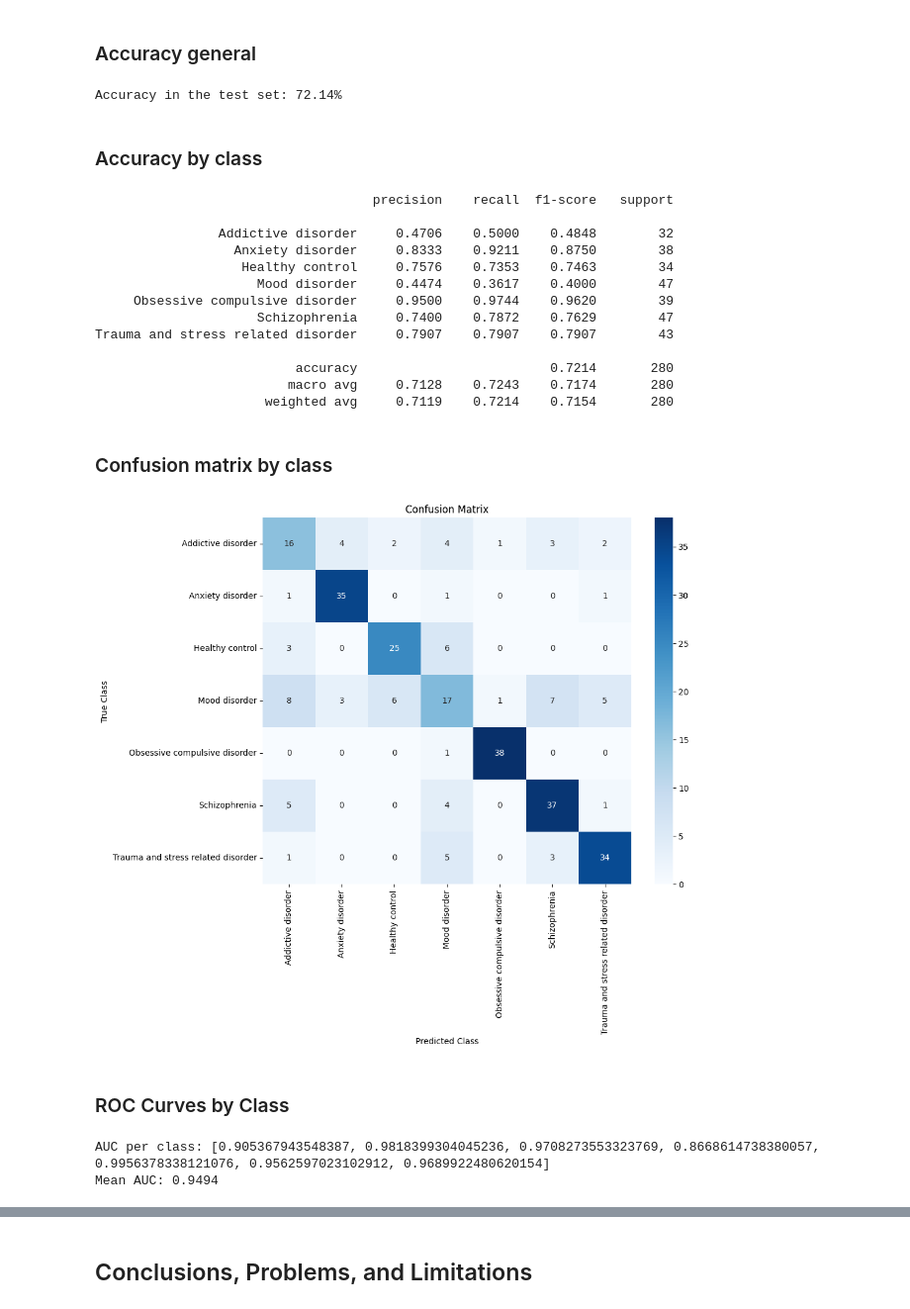
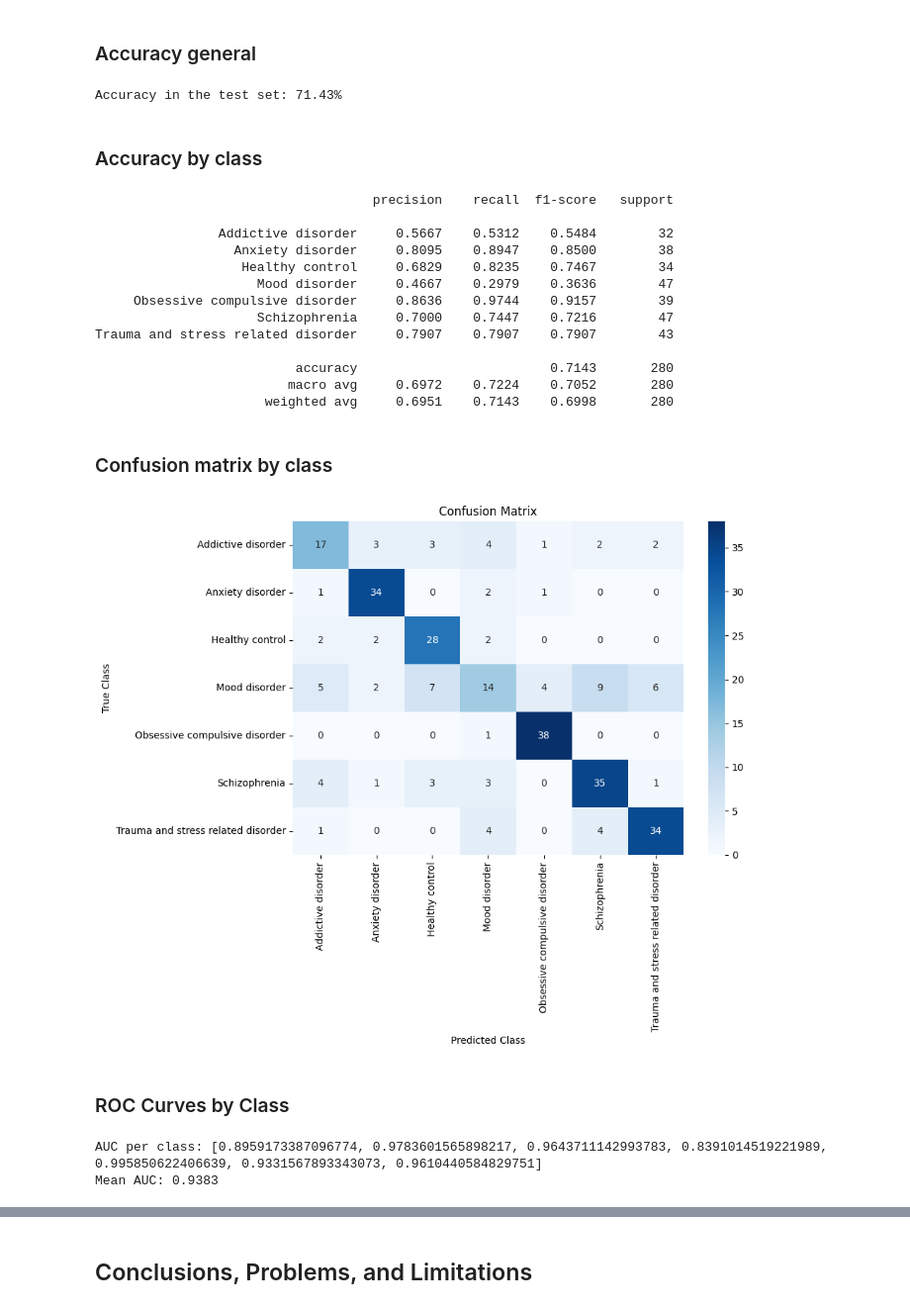
Before and after one commit to matt-balda/.tcc.eeg-signals-neuropsychiatric, a Jupyter notebook: neural-network-dl.ipynb, the cells around one changed output, grey strips where cells are left out. Shown at 99% size. Cells and saved outputs as stored; diff of their text form; code cells hidden in the pictures.

Commit message:
Kaggle Notebook | 🧠 EEG Psychiatric Disorders using ANN | Version 6

```diff
--- a/neural-network-dl.ipynb
+++ b/neural-network-dl.ipynb
@@ -401,7 +454,7 @@ neurons3 = [256, 128, 64, 32, 16]
 neurons4 = [128, 64, 32, 16, 8]
 
 dropout = 0.10
-learning_rate = 0.0001
+learning_rate = 0.00001
 num_epochs = 500
 # %%
 def prepare_datasets(X, y, train_ratio=train_ratio, val_ratio=val_ratio, batch_size=batch_size, scaler=None):
@@ -541,10 +594,10 @@ selected_neurons = []
 
 def select_neurons(input_dim):
     if input_dim <= 114:
-        selected_neurons = neurons3
+        selected_neurons = neurons4
 
     elif input_dim <= 120:
-        selected_neurons = neurons2
+        selected_neurons = neurons4
 
     elif input_dim <= 250:
         selected_neurons = neurons1
@@ -809,7 +863,7 @@ with torch.no_grad():
 accuracy = 100 * correct / total
 print(f"Accuracy in the test set: {accuracy:.2f}%")
 # %% [output]
-Accuracy in the test set: 72.14%
+Accuracy in the test set: 71.43%
 # %% [markdown]
 ### Accuracy by class
 # %%
@@ -829,49 +883,51 @@ print(report)
 # %% [output]
                                     precision    recall  f1-score   support
 
-                Addictive disorder     0.4706    0.5000    0.4848        32
-                  Anxiety disorder     0.8333    0.9211    0.8750        38
-                   Healthy control     0.7576    0.7353    0.7463        34
-                     Mood disorder     0.4474    0.3617    0.4000        47
-     Obsessive compulsive disorder     0.9500    0.9744    0.9620        39
-                     Schizophrenia     0.7400    0.7872    0.7629        47
+                Addictive disorder     0.5667    0.5312    0.5484        32
+                  Anxiety disorder     0.8095    0.8947    0.8500        38
+                   Healthy control     0.6829    0.8235    0.7467        34
+                     Mood disorder     0.4667    0.2979    0.3636        47
+     Obsessive compulsive disorder     0.8636    0.9744    0.9157        39
+                     Schizophrenia     0.7000    0.7447    0.7216        47
 Trauma and stress related disorder     0.7907    0.7907    0.7907        43
 
-                          accuracy                         0.7214       280
-                         macro avg     0.7128    0.7243    0.7174       280
-                      weighted avg     0.7119    0.7214    0.7154       280
+                          accuracy                         0.7143       280
+                         macro avg     0.6972    0.7224    0.7052       280
+                      weighted avg     0.6951    0.7143    0.6998       280
 # %% [markdown]
 ### Confusion matrix by class
 # %%
 def plot_confusion_matrix(model, test_loader, class_names):
     model.eval()
     all_preds = []
     all_labels = []
 
     with torch.no_grad():
         for inputs, labels in test_loader:
             outputs = model(inputs)  # Model outputs
             outputs = F.softmax(outputs, dim=1)  # Probs
             top_p, top_class = outputs.topk(k=1, dim=1)  # Pred class
             all_preds.extend(top_class.cpu().numpy())  # Preds
             all_labels.extend(labels.cpu().numpy())  # True class
 
     all_preds = np.array(all_preds)
     all_labels = np.array(all_labels)
 
     cm = confusion_matrix(all_labels, all_preds, labels=np.arange(len(class_names)))
 
     plt.figure(figsize=(10, 8))
     sns.heatmap(cm, annot=True, fmt='d', cmap='Blues', xticklabels=class_names, yticklabels=class_names)
     plt.xlabel('Predicted Class')
     plt.ylabel('True Class')
     plt.title(f'Confusion Matrix')
+    plt.tight_layout()
+    plt.savefig('confusion_matrix.png')
     plt.show()
 
 
 plot_confusion_matrix(model, test_loader, column_names)
 # %% [output]
-[figure, old version]
+[figure, new version]
 # %% [markdown]
 ### ROC Curves by Class
 # %%
@@ -905,8 +961,8 @@ def evaluate_auc(model, test_loader, num_classes):
 
 aucs, mean_auc = evaluate_auc(model, test_loader, num_classes=7)
 # %% [output]
-AUC per class: [0.905367943548387, 0.9818399304045236, 0.9708273553323769, 0.8668614738380057, 0.9956378338121076, 0.9562597023102912, 0.9689922480620154]
-Mean AUC: 0.9494
+AUC per class: [0.8959173387096774, 0.9783601565898217, 0.9643711142993783, 0.8391014519221989, 0.995850622406639, 0.9331567893343073, 0.9610440584829751]
+Mean AUC: 0.9383
 # %%
 def plot_roc_curve(model, test_loader, class_names):
     model.eval()
```
Also changed, not shown: parts of 10 cells of this notebook.
